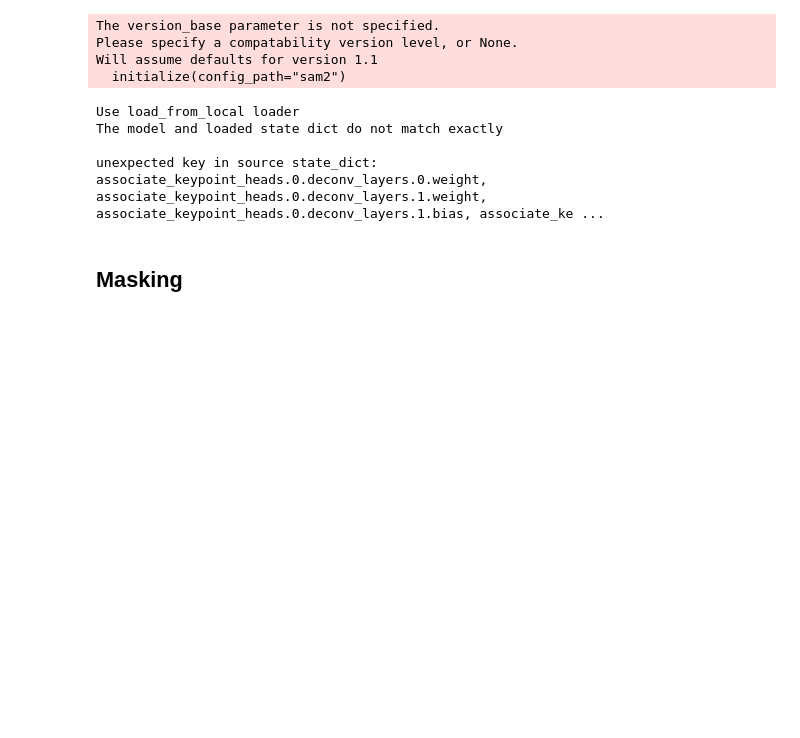
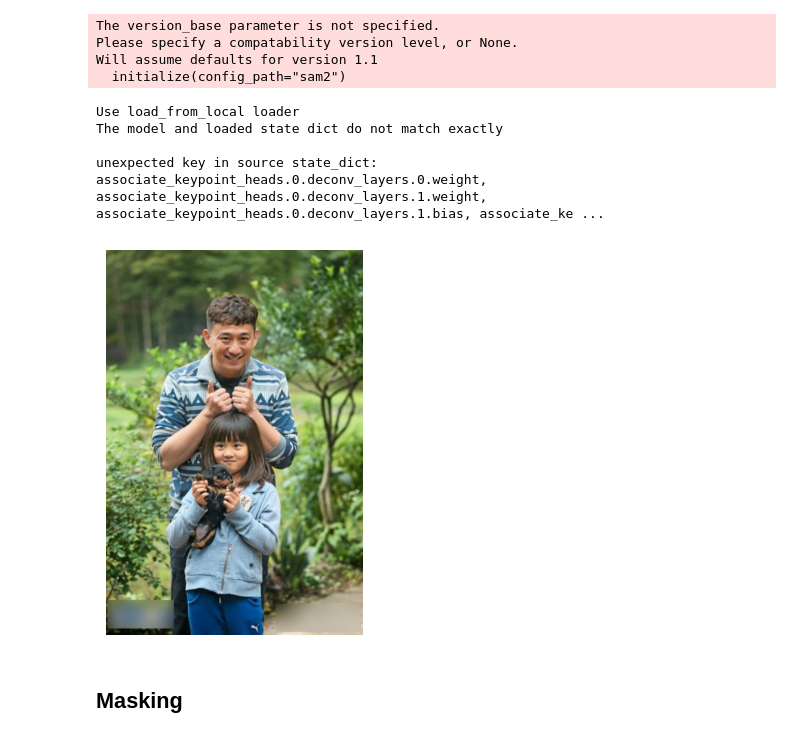
Before and after one commit to youchen0620/I-COS, a Jupyter notebook: demo.ipynb, the cells around one changed output. Saved outputs shown, nothing was run; the diff lists cells and outputs as text; code cells hidden in the pictures; blank space fills up the shorter version.

```diff
--- a/demo.ipynb
+++ b/demo.ipynb
@@ -103,6 +103,16 @@ Use load_from_local loader
 The model and loaded state dict do not match exactly
 
 unexpected key in source state_dict: associate_keypoint_heads.0.deconv_layers.0.weight, associate_keypoint_heads.0.deconv_layers.1.weight, associate_keypoint_heads.0.deconv_layers.1.bias, associate_ke ...
+# %%
+image_path = 'sample_images/000057.jpg'
+
+image = cv2.imread(image_path)
+
+plt.imshow(image[:,:,::-1])
+plt.axis('off')
+plt.show()
+# %% [output]
+[figure, added]
 # %% [markdown]
 ## Masking
 # %%
```
Also changed, not shown: parts of 4 cells of this notebook, 6 other files.
